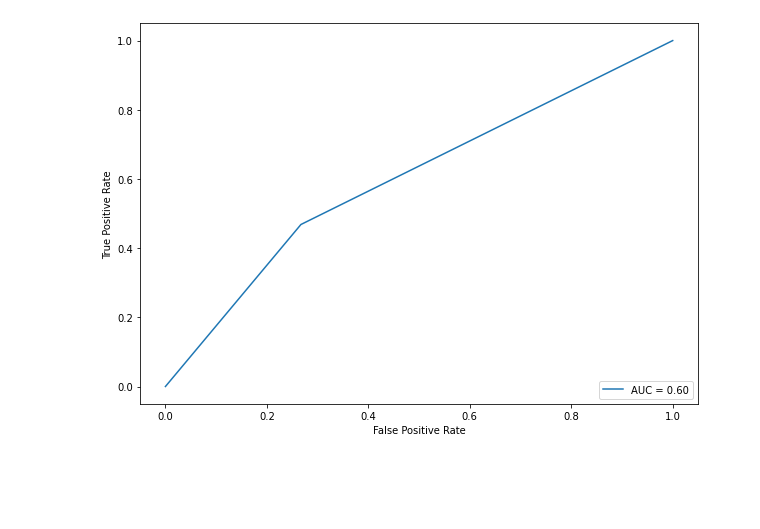
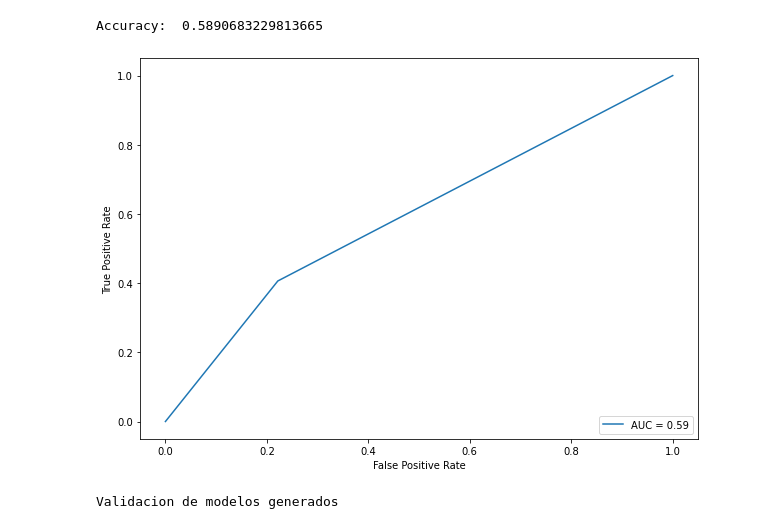
Before and after one commit to Craziertexas/bookish-train, a Jupyter notebook: bookish-train.ipynb, the cells around one changed output. Saved outputs shown, nothing was run; the diff lists cells and outputs as text; code cells hidden in the pictures; blank space fills up the shorter version.

```diff
--- a/bookish-train.ipynb
+++ b/bookish-train.ipynb
@@ -572,19 +829,62 @@ K = 3, Accuracy: 0.8111801242236025
 # %%
 #Clasificador bayesiano
 
 XTrain, XTest, YTrain, YTest = train_test_split(InputDT, TargetDT, test_size = 0.3)
 
-BayesModel = GaussianNB()
+BayesModel = GaussianNB(priors = [0.6,0.4])
 BayesModel.fit(XTrain, YTrain)
 YPredict = BayesModel.predict(XTest)
 
+print("Accuracy: ", metrics.accuracy_score(YTest, YPredict))
 #Curva Roc
 fpr, tpr, tresh = metrics.roc_curve(YTest, YPredict)
 roc_auc = metrics.auc(fpr, tpr)
 RocCurve = metrics.RocCurveDisplay(fpr = fpr,tpr = tpr, roc_auc = roc_auc)
 RocCurve.plot()
 plt.show()
 
 pickle.dump(BayesModel, open(r"OutPut\BAYES\SMOTE\KNN_SMOTE", "wb"))
 # %% [output]
+Accuracy:  0.5890683229813665
-[figure, old version]
+[figure, new version]
+# %%
+#Validacion
+print("Validacion de modelos generados")
+'''
+La validacion de los modelos generados para cada uno de los
+tipos de clasificadores anteriormente mencionados consta de
+contrastarlos con un dataset de prueba que anteriormente
+había sido separado del dataset original, este dataset se
+encuentra comprendido por 50% de muestras con prestamos pagos
+y 50% de muestras con prestamos no pagos.
+
+Cabe aclarar que para evaluar el ensemble generado con cada
+uno de lo clasificadores seleccionados consta de hallar la
+media de las predicciones generadas por cada clasificador y
+ponderarlas de tal forma que si la ponderacion supera el limite
+de 0.8 está será considerada como 1, si no será considerada como 0.
+
+La evaluacion de los resultados obtenidos constará del uso de las
+siguientes medidas de evaluacion:
+
+    1. Precisión: la precisión describé el porcentaje de aciertos que
+    obtuvo el clasificador respecto a los datos de prueba.
+    (Rango 0 a 1)
+
+    2. Recall: el recall describe la habilidad que posee el clasificador
+    al momento de encontrar los verdaderos datos positivos de una clase.
+    (Rango 0 a 1)
+
+    3. F1-Score: esté parametro es descrito matematicamente como la
+    media harmonica de la precisión y el recall, tiene como objetivo describir
+    de manera general el comportamiento del clasificador. (Rango 0 a 1)
+
+    4. Grafico ROC: el grafico ROC describe la sensibilidad (Tasa de verdaderos
+    positivos en una clase) y la especificidad (Tasa de verdaderos negativos en
+    una clase).
+
+'''
+
+TestDT = (TestDT - TestDT.min())/(TestDT.max() -TestDT.min())
+# %% [output]
+Validacion de modelos generados
```
Also changed, not shown: parts of 32 cells of this notebook, 24 other files.
